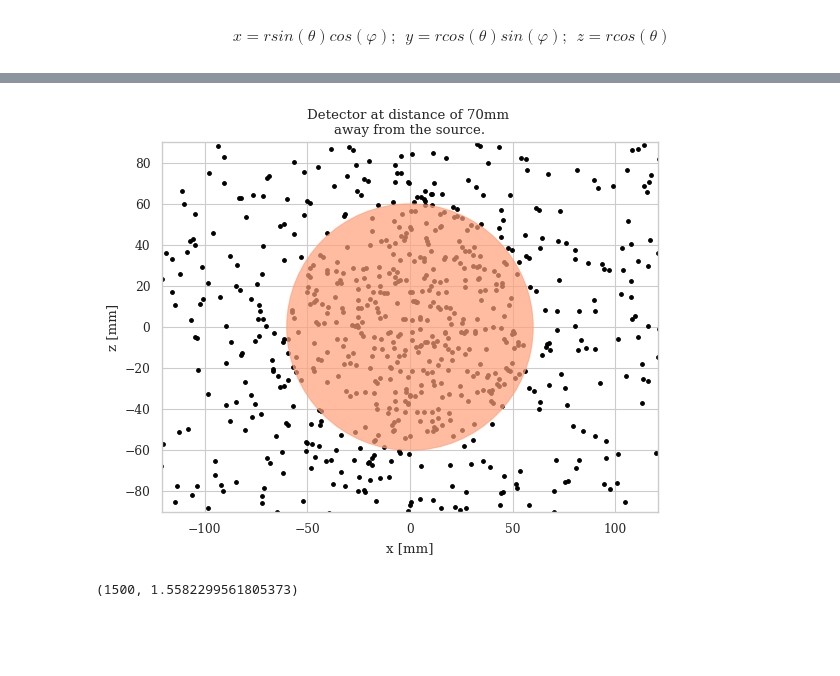
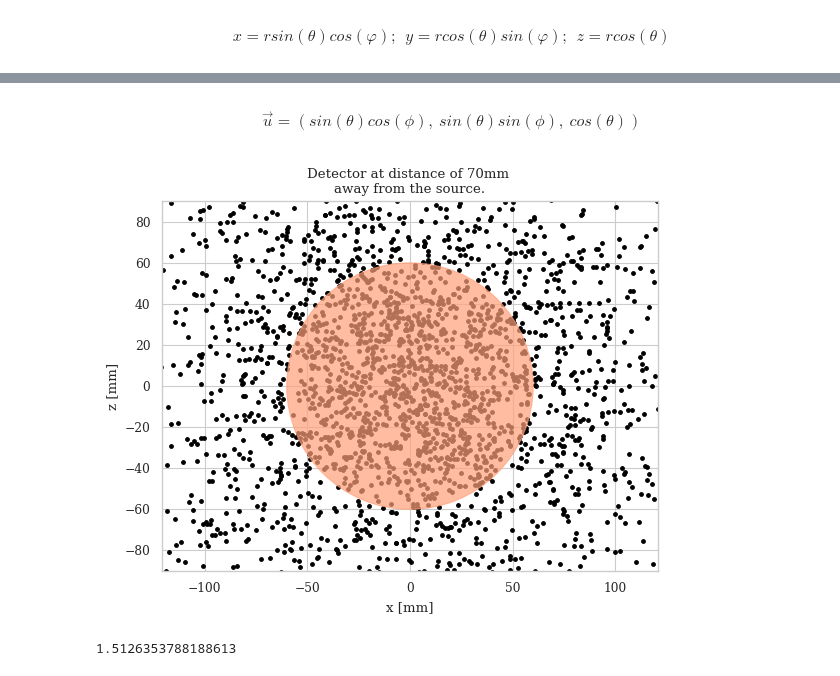
Before and after one commit to Chinnasf/Physics, a Jupyter notebook: Detectors/Solid_State_Detector.ipynb, the cells around one changed output, grey strips where cells are left out. Saved outputs shown, nothing was run; the diff lists cells and outputs as text; code cells hidden in the pictures; blank space fills up the shorter version.

Commit message:
added progress on solid sate detector

```diff
--- a/Detectors/Solid_State_Detector.ipynb
+++ b/Detectors/Solid_State_Detector.ipynb
@@ -141,15 +132,0 @@ Nhit = len(hit_index)
-# %%
-plt.close()
-scl = 1.5
-plt.scatter(X,Z,c="k",s=7)
-circle1 = plt.Circle((0, 0), Rdetect, color="lightsalmon", alpha=0.7)
-plt.gca().add_patch(circle1)
-plt.axis("equal")
-plt.xlim([-Rdetect*scl, Rdetect*scl])
-plt.ylim([-Rdetect*scl, Rdetect*scl])
-plt.xlabel("x [mm]")
-plt.ylabel("z [mm]")
-plt.title(f"Detector at distance of {pos_detector}mm \naway from the source.")
-plt.show()
-# %% [output]
-[figure, removed]
@@ -159,4 +133,7 @@ Ntot = 2*N
-# %%
-N,Ω
-# %% [output]
-(1500, 1.5582299561805373)
+# %% [markdown]
+$$
+    \vec{u}=\left(sin(\theta)cos(\phi), \: sin(\theta)sin(\phi),\: cos(\theta)\right)
+$$
+# %%
+x = pos_detector*np.tan(θ)*np.cos(φ) + x0
+y = pos_detector*np.tan(θ)*np.sin(φ) + y0
@@ -162,0 +144,14 @@ N,Ω
+# %%
+scl = 1.5
+plt.scatter(x,y,c="k",s=7)
+circle1 = plt.Circle((0, 0), Rdetect, color="lightsalmon", alpha=0.7)
+plt.gca().add_patch(circle1)
+plt.axis("equal")
+plt.xlim([-Rdetect*scl, Rdetect*scl])
+plt.ylim([-Rdetect*scl, Rdetect*scl])
+plt.xlabel("x [mm]")
+plt.ylabel("z [mm]")
+plt.title(f"Detector at distance of {pos_detector}mm \naway from the source.")
+plt.show()
+# %% [output]
+[figure, added]
@@ -162,0 +161,5 @@ N,Ω
+# %%
+Ω_theo = 2*np.pi*(1 - pos_detector/np.sqrt(pos_detector**2 + Rdetect**2))
+Ω_theo
+# %% [output]
+1.5126353788188613
```
Also changed, not shown: parts of 16 cells of this notebook, 12 other files.
